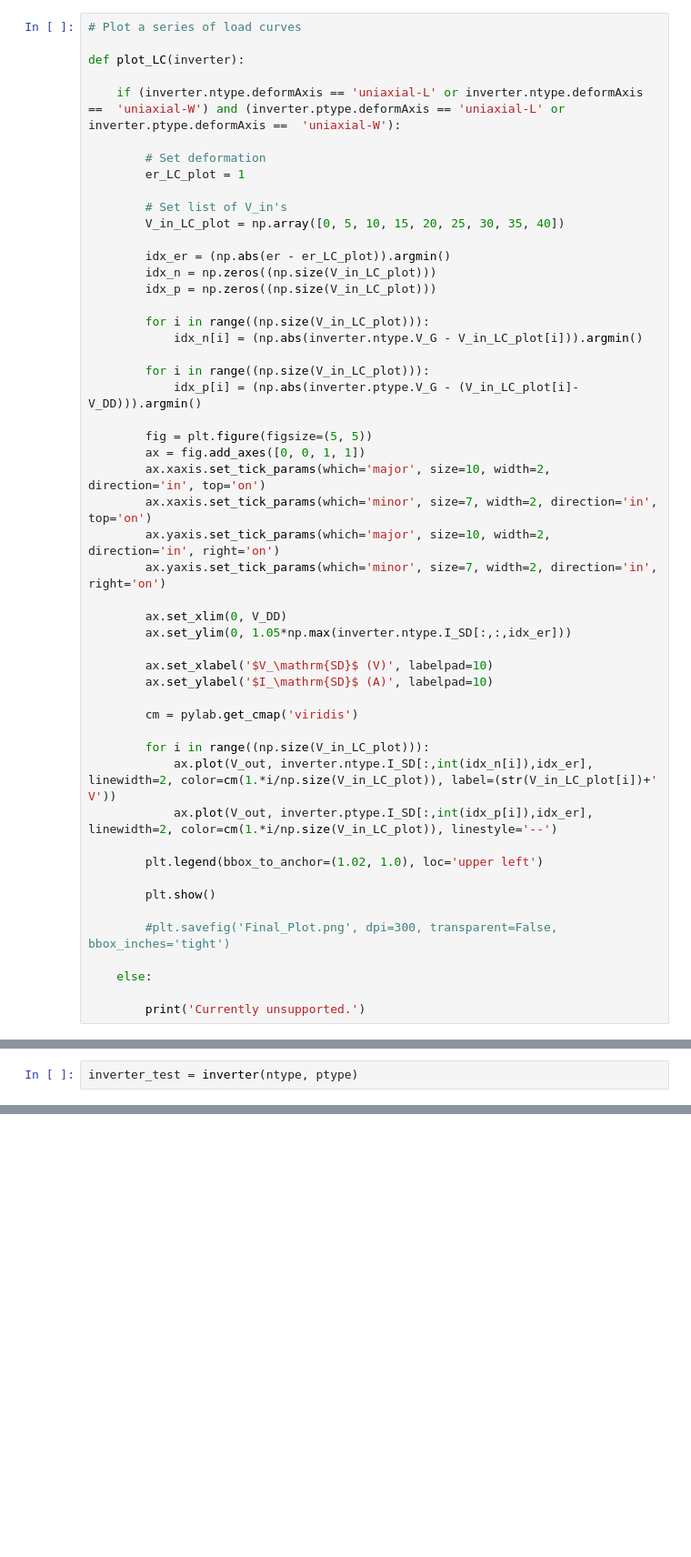
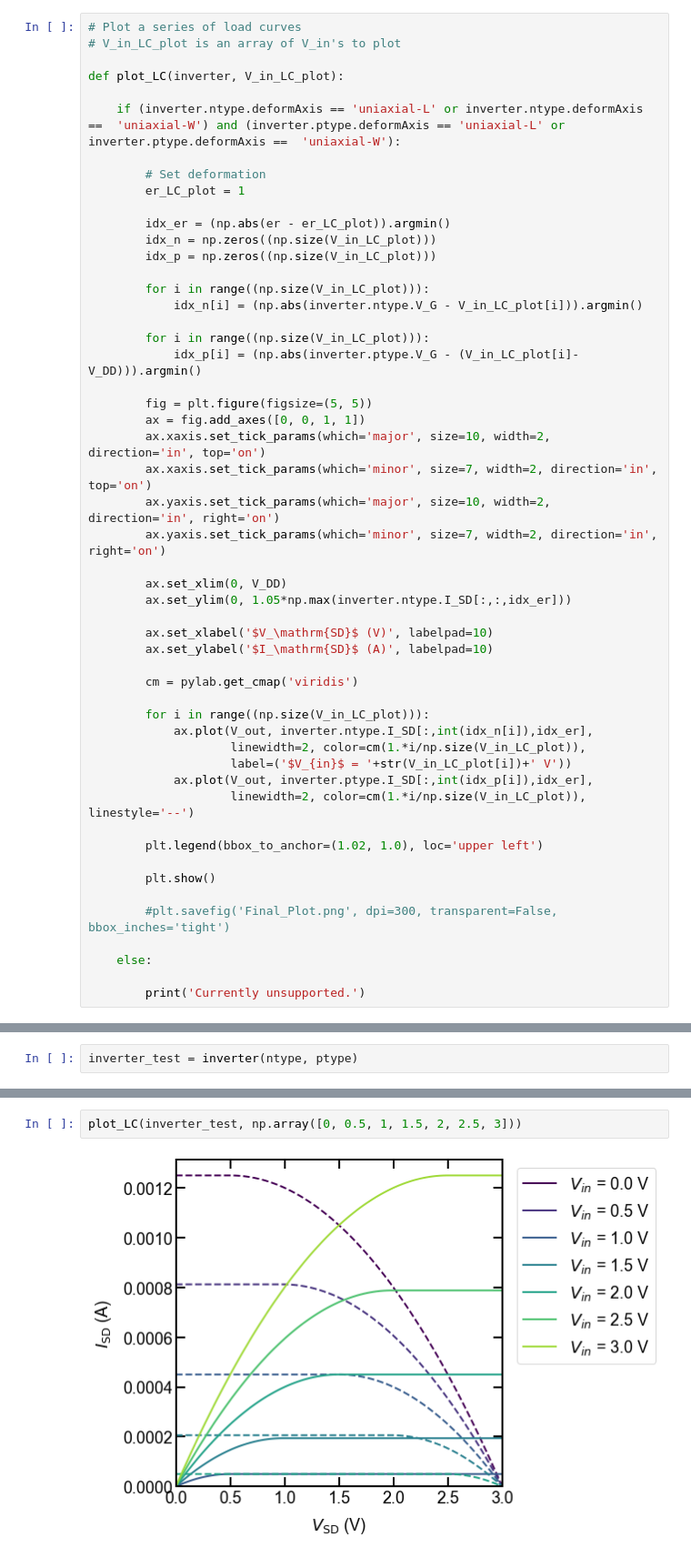
Before and after one commit to erialcuw/stretchableCircuit, a Jupyter notebook: ElasticTFT-Model.ipynb, the cells around one changed output, grey strips where cells are left out. Shown: that part at 91% size. Saved outputs shown, nothing was run; the diff lists cells and outputs as text; blank space fills up the shorter version.

```diff
--- a/ElasticTFT-Model.ipynb
+++ b/ElasticTFT-Model.ipynb
@@ -284,16 +285,14 @@ def plot_LCvsDeformation(transistor):
         print('Currently unsupported.')
 # %%
 # Plot a series of load curves
+# V_in_LC_plot is an array of V_in's to plot
 
-def plot_LC(inverter):
+def plot_LC(inverter, V_in_LC_plot):
 
     if (inverter.ntype.deformAxis == 'uniaxial-L' or inverter.ntype.deformAxis ==  'uniaxial-W') and (inverter.ptype.deformAxis == 'uniaxial-L' or inverter.ptype.deformAxis ==  'uniaxial-W'):
 
         # Set deformation
         er_LC_plot = 1
-
-        # Set list of V_in's
-        V_in_LC_plot = np.array([0, 5, 10, 15, 20, 25, 30, 35, 40])
 
         idx_er = (np.abs(er - er_LC_plot)).argmin()
         idx_n = np.zeros((np.size(V_in_LC_plot)))
@@ -321,8 +320,11 @@ def plot_LC(inverter):
         cm = pylab.get_cmap('viridis')
 
         for i in range((np.size(V_in_LC_plot))):
-            ax.plot(V_out, inverter.ntype.I_SD[:,int(idx_n[i]),idx_er], linewidth=2, color=cm(1.*i/np.size(V_in_LC_plot)), label=(str(V_in_LC_plot[i])+' V'))
-            ax.plot(V_out, inverter.ptype.I_SD[:,int(idx_p[i]),idx_er], linewidth=2, color=cm(1.*i/np.size(V_in_LC_plot)), linestyle='--')
+            ax.plot(V_out, inverter.ntype.I_SD[:,int(idx_n[i]),idx_er],
+                    linewidth=2, color=cm(1.*i/np.size(V_in_LC_plot)),
+                    label=('$V_{in}$ = '+str(V_in_LC_plot[i])+' V'))
+            ax.plot(V_out, inverter.ptype.I_SD[:,int(idx_p[i]),idx_er],
+                    linewidth=2, color=cm(1.*i/np.size(V_in_LC_plot)), linestyle='--')
 
         plt.legend(bbox_to_anchor=(1.02, 1.0), loc='upper left')
 
@@ -548,0 +533,4 @@ plot_VTC_eye(inverter_test)
+# %%
+plot_LC(inverter_test, np.array([0, 0.5, 1, 1.5, 2, 2.5, 3]))
+# %% [output]
+[figure, added]
```
Also changed, not shown: parts of 22 cells of this notebook.
